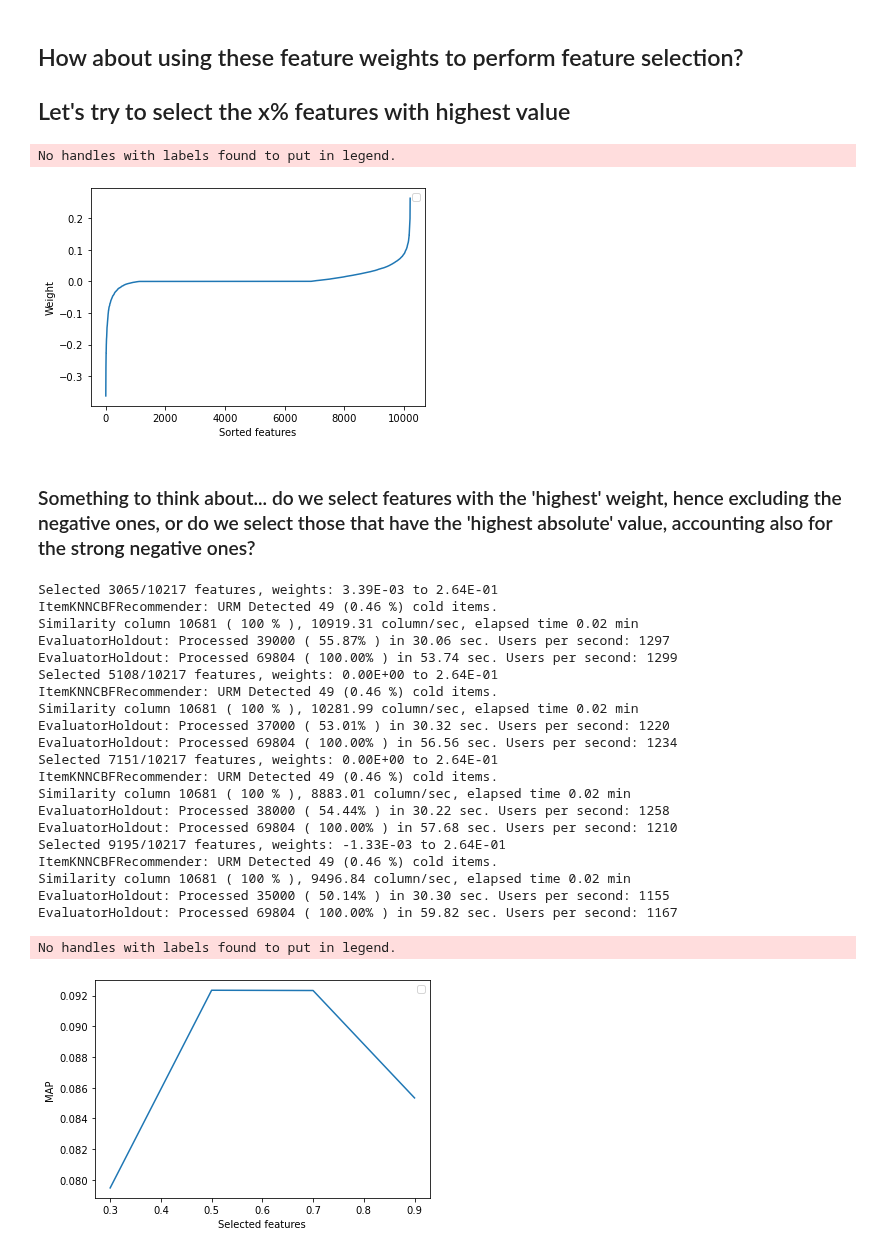
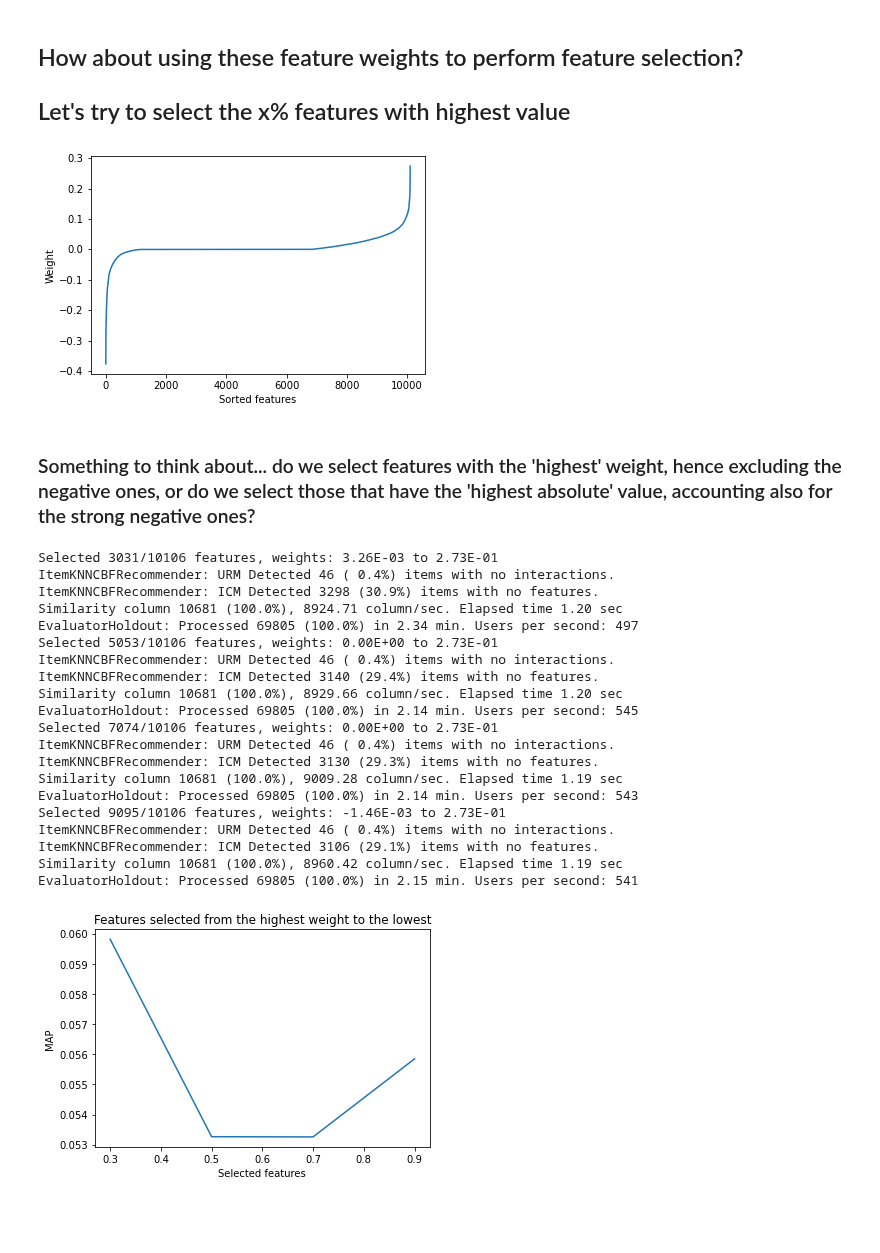
Before and after one commit to MaurizioFD/RecSys_Course_AT_PoliMi, a Jupyter notebook: Practice 13 - Collaborative Boosted FW.ipynb, the cells around one changed output. Drawn from its saved outputs; the diff is of its cells as text; code cells hidden in the pictures; blank space fills up the shorter version.

```diff
--- a/Practice 13 - Collaborative Boosted FW.ipynb
+++ b/Practice 13 - Collaborative Boosted FW.ipynb
@@ -279,5 +285,5 @@ Similarity column 10681 ( 100 % ), 16694.89 column/sec, elapsed time 0.01 min
 # %%
-from Base.Evaluation.Evaluator import EvaluatorHoldout
+from Evaluation.Evaluator import EvaluatorHoldout
 
-evaluator_validation = EvaluatorHoldout(URM_validation, cutoff_list=[5])
-evaluator_test = EvaluatorHoldout(URM_test, cutoff_list=[5])
+evaluator_validation = EvaluatorHoldout(URM_validation, cutoff_list=[5, 10, 20])
+evaluator_test = EvaluatorHoldout(URM_test, cutoff_list=[5, 10, 20])
@@ -366,9 +329,9 @@ EvaluatorHoldout: Processed 69804 ( 100.00% ) in 50.81 sec. Users per second: 13
 * add_zeros_quota, the percentage of zero collaborative similarities to add to the train set, this helps the regressor in finding non-relevant features
 * normalize_similarity, apply or not the usual cosine denominator
 # %%
-from ParameterTuning.SearchBayesianSkopt import SearchBayesianSkopt
+from HyperparameterTuning.SearchBayesianSkopt import SearchBayesianSkopt
 from skopt.space import Real, Integer, Categorical
-from ParameterTuning.SearchAbstractClass import SearchInputRecommenderArgs
+from HyperparameterTuning.SearchAbstractClass import SearchInputRecommenderArgs
 
 
 def hyperparameter_optimization_CFW_D(URM_train, ICM_train, W_sparse_CF):
@@ -404,6 +367,7 @@ def hyperparameter_optimization_CFW_D(URM_train, ICM_train, W_sparse_CF):
 
     n_cases = 10
     metric_to_optimize = "MAP"
+    cutoff_to_optimize = 10
 
 
     # Clone data structure to perform the fitting with the best hyperparameters on train + validation data
@@ -413,13 +377,15 @@ def hyperparameter_optimization_CFW_D(URM_train, ICM_train, W_sparse_CF):
 
     parameterSearch.search(recommender_input_args,
                            recommender_input_args_last_test = recommender_input_args_last_test,
-                           parameter_search_space = hyperparameters_range_dictionary,
+                           hyperparameter_search_space = hyperparameters_range_dictionary,
                            n_cases = n_cases,
                            n_random_starts = int(n_cases/3),
                            save_model = "no",
+                           evaluate_on_test = "last",
                            output_folder_path = output_folder_path,
                            output_file_name_root = recommender_class.RECOMMENDER_NAME,
-                           metric_to_optimize = metric_to_optimize
+                           metric_to_optimize = metric_to_optimize,
+                           cutoff_to_optimize = cutoff_to_optimize
                           )
 # %%
 hyperparameter_optimization_CFW_D(URM_train, ICM_tags, W_sparse_CF)
@@ -484,6 +415,6 @@ CUTOFF: 5 - ROC_AUC: 0.3402849, PRECISION: 0.2056329, PRECISION_RECALL_MIN_DEN:
 CFW_weithing_genre = CFW_D_Similarity_Linalg(URM_train, ICM_genres, W_sparse_CF)
 CFW_weithing_genre.fit()
 
-results_dict, _ = evaluator_test.evaluateRecommender(CFW_weithing_genre)
-results_dict
+results_df, _ = evaluator_test.evaluateRecommender(CFW_weithing_genre)
+results_df
 # %% [output]
@@ -556,11 +472,9 @@ import matplotlib.pyplot as pyplot
 pyplot.plot(np.sort(CFW_weithing.D_best))
 pyplot.ylabel('Weight')
 pyplot.xlabel('Sorted features')
-pyplot.legend()
 pyplot.show()
 # %% [output]
-No handles with labels found to put in legend.
-[figure, old version]
+[figure, new version]
 # %% [markdown]
 ### Something to think about... do we select features with the 'highest' weight, hence excluding the negative ones, or do we select those that have the 'highest absolute' value, accounting also for the strong negative ones?
 # %%
@@ -581,37 +495,36 @@ for selection_quota in selection_quota_list:
                                                                 max(CFW_weithing.D_best[selected_features])))
 
     itemKNNCBF = ItemKNNCBFRecommender(URM_train, ICM_selected)
-    itemKNNCBF.fit(**best_params_ItemKNNCBF)
+    itemKNNCBF.fit(**best_hyperparams_ItemKNNCBF)
 
-    results_dict, _ = evaluator_test.evaluateRecommender(itemKNNCBF)
-    map_list.append(results_dict[5]["MAP"])
+    results_df, _ = evaluator_test.evaluateRecommender(itemKNNCBF)
+    map_list.append(results_df.loc[10]["MAP"])
 # %% [output]
-Selected 3065/10217 features, weights: 3.39E-03 to 2.64E-01
-ItemKNNCBFRecommender: URM Detected 49 (0.46 %) cold items.
-Similarity column 10681 ( 100 % ), 10919.31 column/sec, elapsed time 0.02 min
-EvaluatorHoldout: Processed 39000 ( 55.87% ) in 30.06 sec. Users per second: 1297
-EvaluatorHoldout: Processed 69804 ( 100.00% ) in 53.74 sec. Users per second: 1299
-Selected 5108/10217 features, weights: 0.00E+00 to 2.64E-01
-ItemKNNCBFRecommender: URM Detected 49 (0.46 %) cold items.
-Similarity column 10681 ( 100 % ), 10281.99 column/sec, elapsed time 0.02 min
-EvaluatorHoldout: Processed 37000 ( 53.01% ) in 30.32 sec. Users per second: 1220
-EvaluatorHoldout: Processed 69804 ( 100.00% ) in 56.56 sec. Users per second: 1234
-Selected 7151/10217 features, weights: 0.00E+00 to 2.64E-01
-ItemKNNCBFRecommender: URM Detected 49 (0.46 %) cold items.
-Similarity column 10681 ( 100 % ), 8883.01 column/sec, elapsed time 0.02 min
-EvaluatorHoldout: Processed 38000 ( 54.44% ) in 30.22 sec. Users per second: 1258
-EvaluatorHoldout: Processed 69804 ( 100.00% ) in 57.68 sec. Users per second: 1210
-Selected 9195/10217 features, weights: -1.33E-03 to 2.64E-01
-ItemKNNCBFRecommender: URM Detected 49 (0.46 %) cold items.
-Similarity column 10681 ( 100 % ), 9496.84 column/sec, elapsed time 0.02 min
-EvaluatorHoldout: Processed 35000 ( 50.14% ) in 30.30 sec. Users per second: 1155
-EvaluatorHoldout: Processed 69804 ( 100.00% ) in 59.82 sec. Users per second: 1167
+Selected 3031/10106 features, weights: 3.26E-03 to 2.73E-01
+ItemKNNCBFRecommender: URM Detected 46 ( 0.4%) items with no interactions.
+ItemKNNCBFRecommender: ICM Detected 3298 (30.9%) items with no features.
+Similarity column 10681 (100.0%), 8924.71 column/sec. Elapsed time 1.20 sec
+EvaluatorHoldout: Processed 69805 (100.0%) in 2.34 min. Users per second: 497
+Selected 5053/10106 features, weights: 0.00E+00 to 2.73E-01
+ItemKNNCBFRecommender: URM Detected 46 ( 0.4%) items with no interactions.
+ItemKNNCBFRecommender: ICM Detected 3140 (29.4%) items with no features.
+Similarity column 10681 (100.0%), 8929.66 column/sec. Elapsed time 1.20 sec
+EvaluatorHoldout: Processed 69805 (100.0%) in 2.14 min. Users per second: 545
+Selected 7074/10106 features, weights: 0.00E+00 to 2.73E-01
+ItemKNNCBFRecommender: URM Detected 46 ( 0.4%) items with no interactions.
+ItemKNNCBFRecommender: ICM Detected 3130 (29.3%) items with no features.
+Similarity column 10681 (100.0%), 9009.28 column/sec. Elapsed time 1.19 sec
+EvaluatorHoldout: Processed 69805 (100.0%) in 2.14 min. Users per second: 543
+Selected 9095/10106 features, weights: -1.46E-03 to 2.73E-01
+ItemKNNCBFRecommender: URM Detected 46 ( 0.4%) items with no interactions.
+ItemKNNCBFRecommender: ICM Detected 3106 (29.1%) items with no features.
+Similarity column 10681 (100.0%), 8960.42 column/sec. Elapsed time 1.19 sec
+EvaluatorHoldout: Processed 69805 (100.0%) in 2.15 min. Users per second: 541
 # %%
 pyplot.plot(selection_quota_list, map_list)
 pyplot.ylabel('MAP')
 pyplot.xlabel('Selected features')
-pyplot.legend()
+pyplot.title("Features selected from the highest weight to the lowest")
 pyplot.show()
 # %% [output]
-No handles with labels found to put in legend.
-[figure, old version]
+[figure, new version]
```
Also changed, not shown: parts of 38 cells of this notebook, 2 other files.
